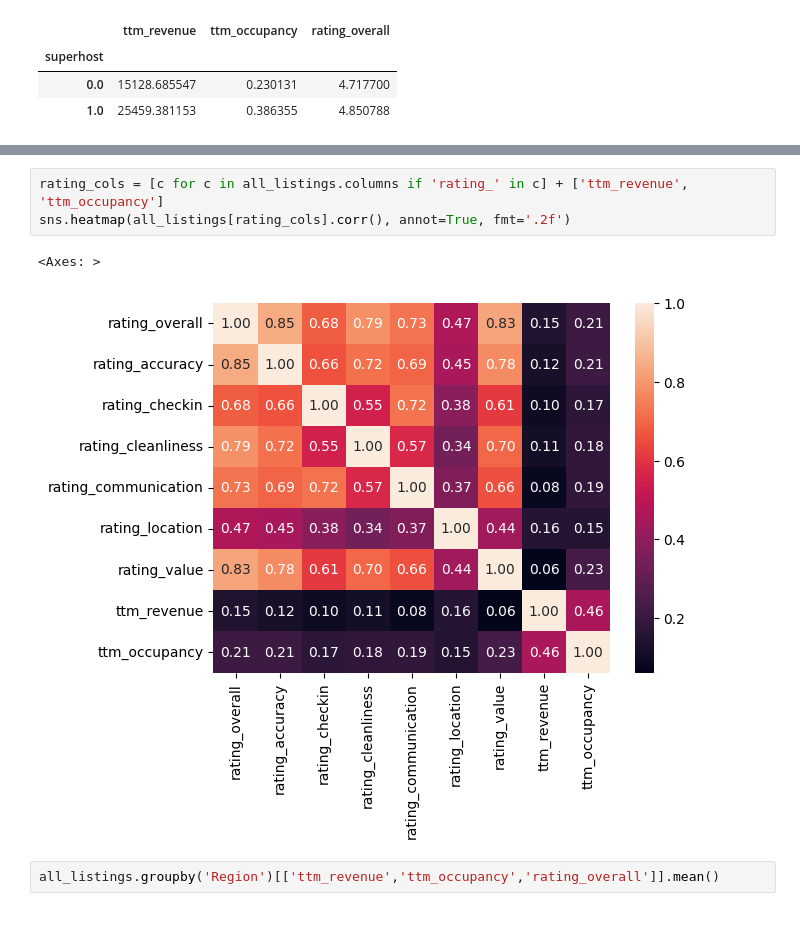
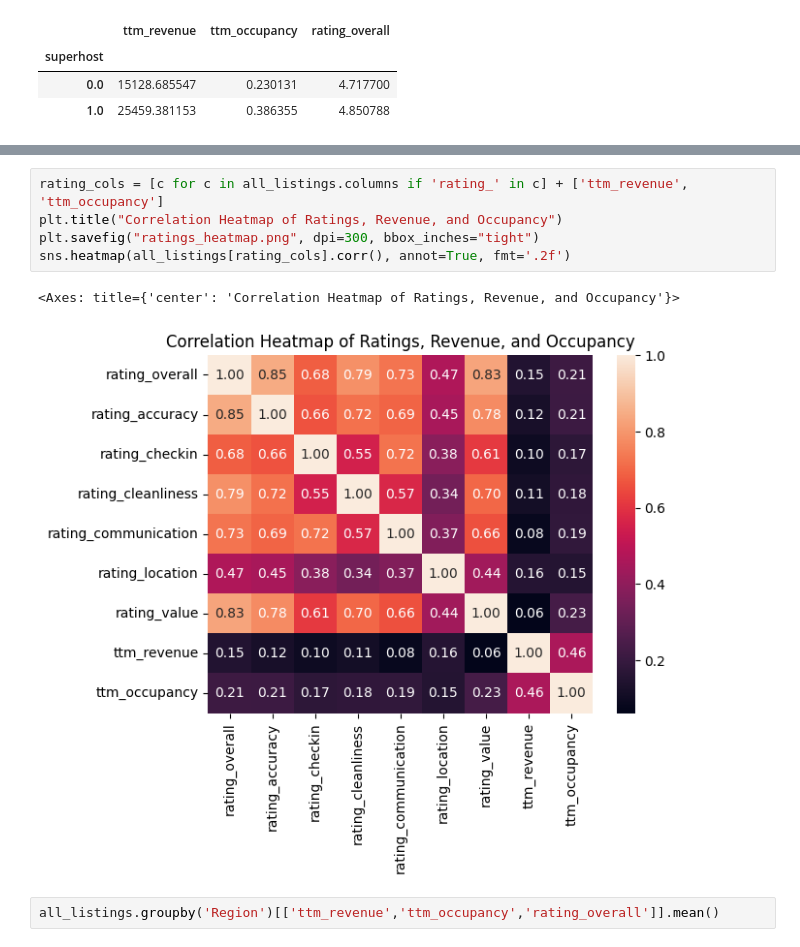
Before and after one commit to gabetedja/dsc148-project, a Jupyter notebook: analysis.ipynb, the cells around one changed output, grey strips where cells are left out. Saved outputs shown, nothing was run; the diff lists cells and outputs as text.

```diff
--- a/analysis.ipynb
+++ b/analysis.ipynb
@@ -139,9 +147,11 @@ plt.show()
 # %%
 rating_cols = [c for c in all_listings.columns if 'rating_' in c] + ['ttm_revenue', 'ttm_occupancy']
+plt.title("Correlation Heatmap of Ratings, Revenue, and Occupancy")
+plt.savefig("ratings_heatmap.png", dpi=300, bbox_inches="tight")
 sns.heatmap(all_listings[rating_cols].corr(), annot=True, fmt='.2f')
 # %% [output]
-<Axes: >
+<Axes: title={'center': 'Correlation Heatmap of Ratings, Revenue, and Occupancy'}>
-[figure, old version]
+[figure, new version]
 # %%
 all_listings.groupby('Region')[['ttm_revenue','ttm_occupancy','rating_overall']].mean()
 # %% [output]
```
Also changed, not shown: parts of 3 cells of this notebook, 4 other files.
